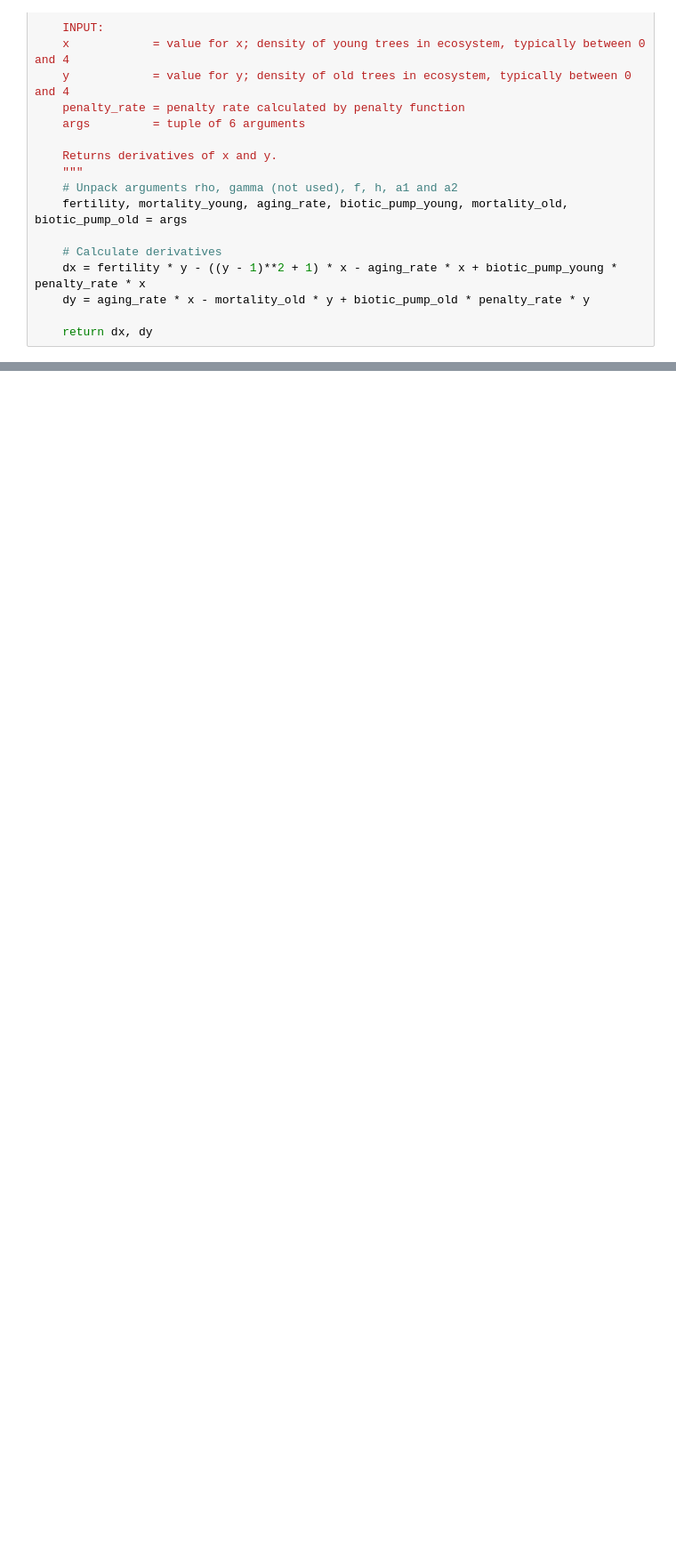
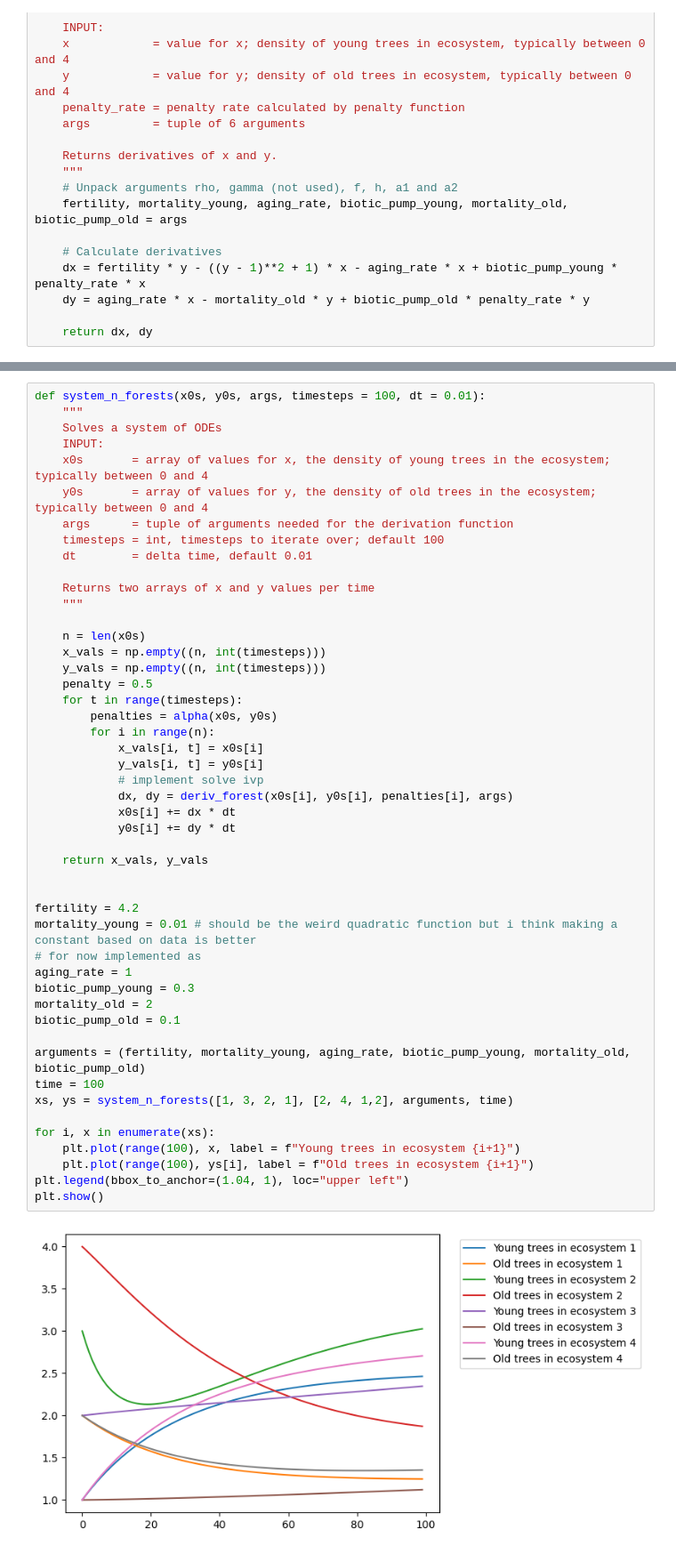
Before and after one commit to marcelvdla/CSSim, a Jupyter notebook: notebooks/two_forest_model.ipynb, the cells around one changed output, grey strips where cells are left out. Shown at 89% size. Saved outputs shown, nothing was run; the diff lists cells and outputs as text; blank space fills up the shorter version.

Commit message:
n forest model implemented with alpha

```diff
--- a/notebooks/two_forest_model.ipynb
+++ b/notebooks/two_forest_model.ipynb
@@ -78,2 +81,52 @@ plt.show()
 # %% [output]
 [figure]
+# %%
+def system_n_forests(x0s, y0s, args, timesteps = 100, dt = 0.01):
+    """
+    Solves a system of ODEs
+    INPUT:
+    x0s       = array of values for x, the density of young trees in the ecosystem; typically between 0 and 4
+    y0s       = array of values for y, the density of old trees in the ecosystem; typically between 0 and 4
+    args      = tuple of arguments needed for the derivation function
+    timesteps = int, timesteps to iterate over; default 100
+    dt        = delta time, default 0.01
+
+    Returns two arrays of x and y values per time
+    """
+
+    n = len(x0s)
+    x_vals = np.empty((n, int(timesteps)))
+    y_vals = np.empty((n, int(timesteps)))
+    penalty = 0.5
+    for t in range(timesteps):
+        penalties = alpha(x0s, y0s)
+        for i in range(n):
+            x_vals[i, t] = x0s[i]
+            y_vals[i, t] = y0s[i]
+            # implement solve ivp
+            dx, dy = deriv_forest(x0s[i], y0s[i], penalties[i], args)
+            x0s[i] += dx * dt
+            y0s[i] += dy * dt
+
+    return x_vals, y_vals
+
+
+fertility = 4.2
+mortality_young = 0.01 # should be the weird quadratic function but i think making a constant based on data is better
+# for now implemented as
+aging_rate = 1
+biotic_pump_young = 0.3
+mortality_old = 2
+biotic_pump_old = 0.1
+
+arguments = (fertility, mortality_young, aging_rate, biotic_pump_young, mortality_old, biotic_pump_old)
+time = 100
+xs, ys = system_n_forests([1, 3, 2, 1], [2, 4, 1,2], arguments, time)
+
+for i, x in enumerate(xs):
+    plt.plot(range(100), x, label = f"Young trees in ecosystem {i+1}")
+    plt.plot(range(100), ys[i], label = f"Old trees in ecosystem {i+1}")
+plt.legend(bbox_to_anchor=(1.04, 1), loc="upper left")
+plt.show()
+# %% [output]
+[figure, added]
```
Also changed, not shown: parts of 6 cells of this notebook, 2 other files.
